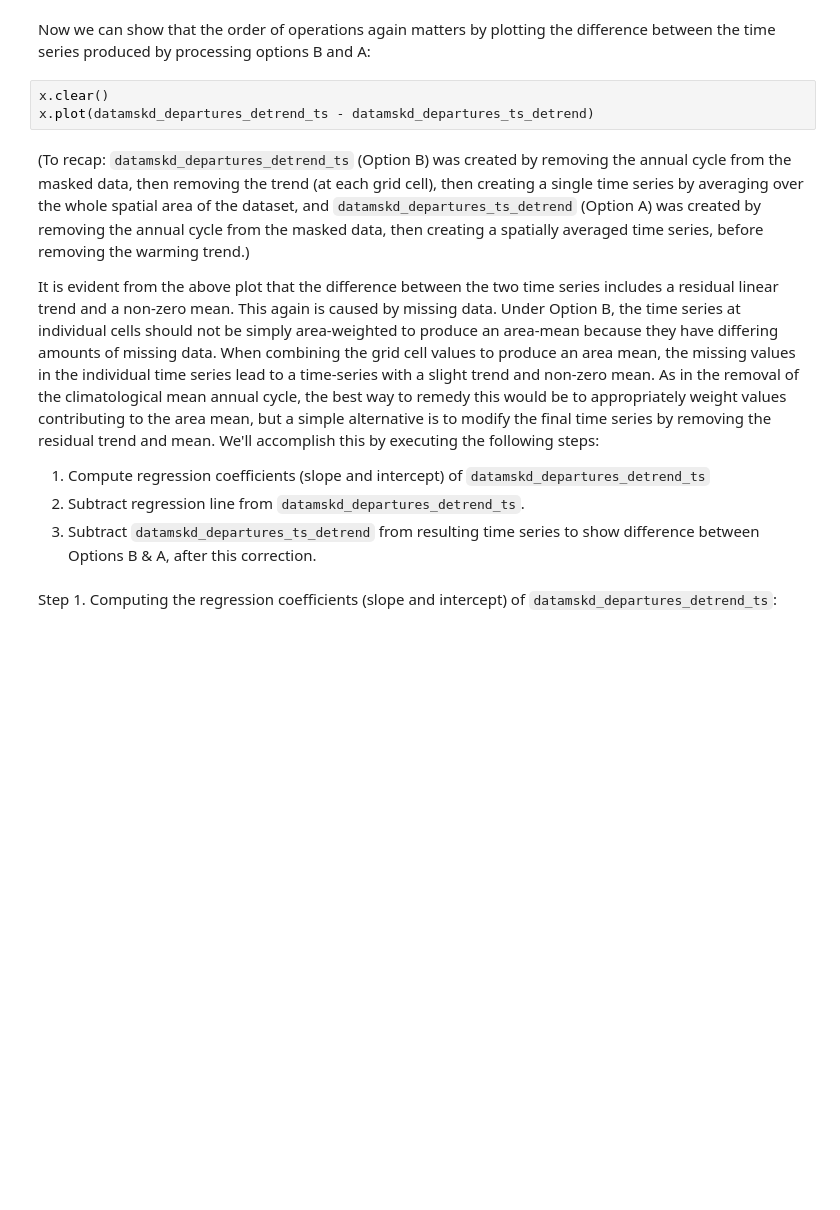
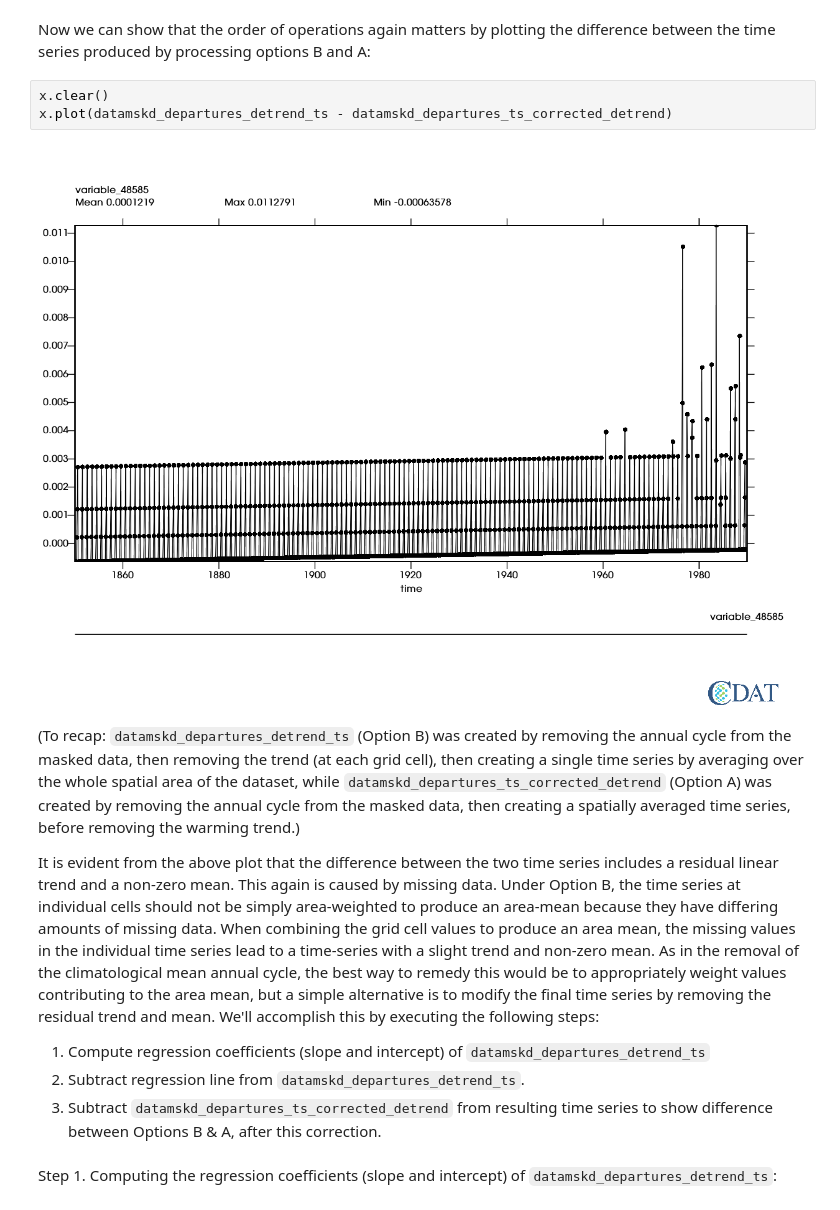
Before and after one commit to CDAT/Jupyter-notebooks, a Jupyter notebook: scientific/Detrend_Data/Detrend_data.ipynb, the cells around one changed output. Cells and saved outputs as stored; diff of their text form; blank space fills up the shorter version.

```diff
--- a/scientific/Detrend_Data/Detrend_data.ipynb
+++ b/scientific/Detrend_Data/Detrend_data.ipynb
@@ -328,14 +470,16 @@ x.plot(datamskd_departures_detrend_ts)
 Now we can show that the order of operations again matters by plotting the difference between the time series produced by processing options B and A:
 # %%
 x.clear()
-x.plot(datamskd_departures_detrend_ts - datamskd_departures_ts_detrend)
+x.plot(datamskd_departures_detrend_ts - datamskd_departures_ts_corrected_detrend)
+# %% [output]
+[figure, added]
 # %% [markdown]
-(To recap: `datamskd_departures_detrend_ts` (Option B) was created by removing the annual cycle from the masked data, then removing the trend (at each grid cell), then creating a single time series by averaging over the whole spatial area of the dataset, and `datamskd_departures_ts_detrend` (Option A) was created by removing the annual cycle from the masked data, then creating a spatially averaged time series, before removing the warming trend.)
+(To recap: `datamskd_departures_detrend_ts` (Option B) was created by removing the annual cycle from the masked data, then removing the trend (at each grid cell), then creating a single time series by averaging over the whole spatial area of the dataset, while `datamskd_departures_ts_corrected_detrend` (Option A) was created by removing the annual cycle from the masked data, then creating a spatially averaged time series, before removing the warming trend.)
 
 It is evident from the above plot that the difference between the two time series includes a residual linear trend and a non-zero mean. This again is caused by missing data. Under Option B, the time series at individual cells should not be simply area-weighted to produce an area-mean because they have differing amounts of missing data. When combining the grid cell values to produce an area mean, the missing values in the individual time series lead to a time-series with a slight trend and non-zero mean. As in the removal of the climatological mean annual cycle, the best way to remedy this would be to appropriately weight values contributing to the area mean, but a simple alternative is to modify the final time series by removing the residual trend and mean. We'll accomplish this by executing the following steps:
 1. Compute regression coefficients (slope and intercept) of `datamskd_departures_detrend_ts`
 2. Subtract regression line from `datamskd_departures_detrend_ts`.
-3. Subtract `datamskd_departures_ts_detrend` from resulting time series to show difference between Options B & A, after this correction.
+3. Subtract `datamskd_departures_ts_corrected_detrend` from resulting time series to show difference between Options B & A, after this correction.
 # %% [markdown]
 Step 1. Computing the regression coefficients (slope and intercept) of `datamskd_departures_detrend_ts`:
 # %%
```
Also changed, not shown: parts of 76 cells of this notebook, 3 other files.
